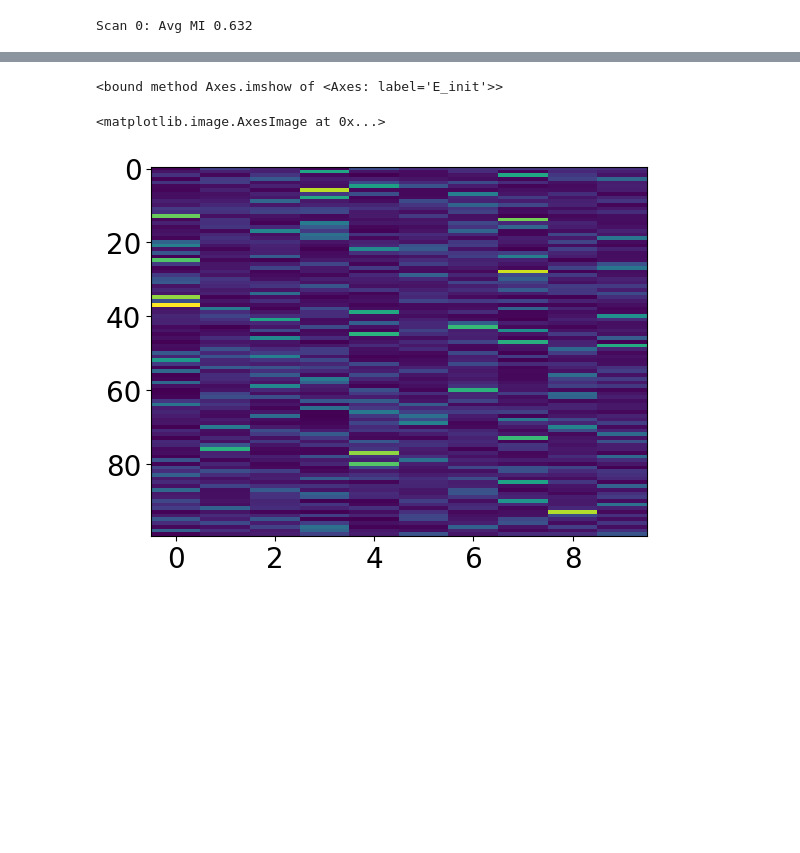
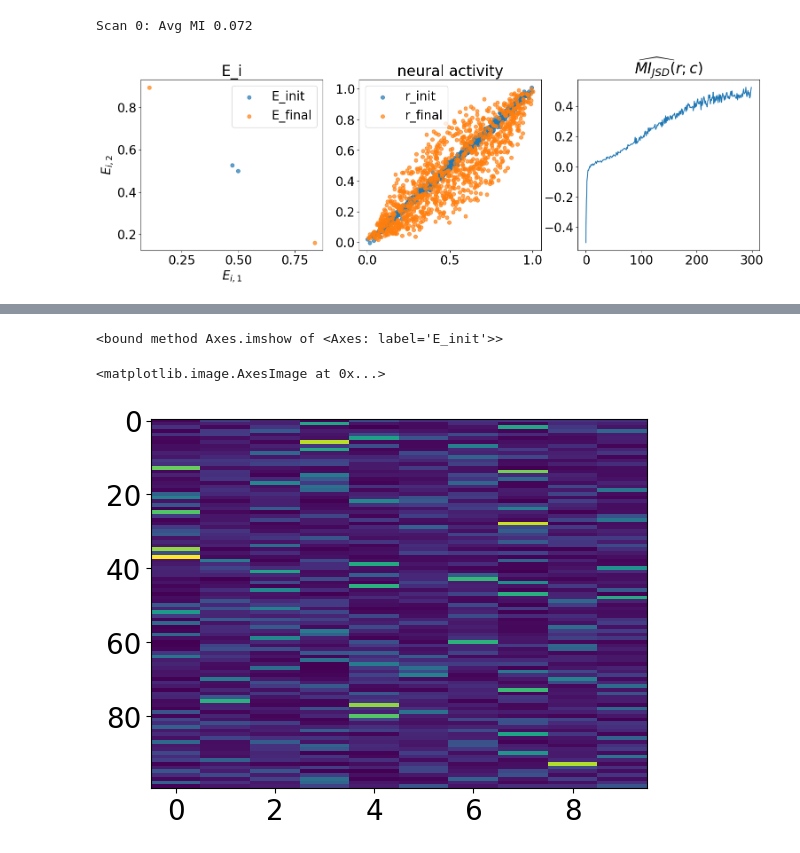
Before and after one commit to juancarlosfdc/noncanonical-olfaction, a Jupyter notebook: model/model.ipynb, the cells around one changed output, grey strips where cells are left out. Saved outputs shown, nothing was run; the diff lists cells and outputs as text; code cells hidden in the pictures; blank space fills up the shorter version.

```diff
--- a/model/model.ipynb
+++ b/model/model.ipynb
@@ -362,9 +375,9 @@ T = T_estimator()
 Tp_init = T.init(key, c.T, r.T)
 T_joint = T_estimator().apply(Tp_init, c.T, r.T)
 # %%
-state, metrics = train_natural_gradient_scan_over_epochs(init_state, hp, phi, psi, gammas, None, scans, epochs_per_scan)
+state, metrics = train_natural_gradient_scan_over_epochs(init_state, hp, phi, psi, gammas, None, compute_linear_filter_activity, scans, epochs_per_scan)
 # %% [output]
-Scan 0: Avg MI 0.632
+Scan 0: Avg MI 0.072
 # %%
 def plot_expression(E_init, E_final, mis):
     fig, axs = plt.subplots(1, 2, figsize=(12, 5))
@@ -392,9 +405,9 @@ def plot_activity(p_init, p_final, hp, mis, key):
     axs[0].legend()
     axs[0].set_title('E_i')
     key, *subkeys = jax.random.split(key, 4)
-    cs = draw_cs_sparse_log_normal(subkeys[0], hp)
-    r_init = compute_linear_filter_activity(subkeys[1], hp, p_init, cs)
-    r_final = compute_linear_filter_activity(subkeys[2], hp, p_final, cs)
+    cs = draw_cs(subkeys[0], hp)
+    r_init = compute_linear_filter_activity(hp, p_init, cs, subkeys[1],)
+    r_final = compute_linear_filter_activity(hp, p_final, cs, subkeys[2])
     axs[1].scatter(r_init[0], r_init[1], alpha=0.7, label='r_init')
     axs[1].scatter(r_final[0], r_final[1], alpha=0.7, label='r_final')
     axs[1].legend()
@@ -406,3 +419,9 @@ def plot_activity(p_init, p_final, hp, mis, key):
 p_split = p_init
 p_split = p_split.replace(E = jnp.eye(2))
 p_one = state.p.replace(E = jnp.array([[1, 0], [1, 0]]))
+# %%
+key = jax.random.key(42)
+fig, ax, *_ = plot_activity(init_state.p, state.p, hp, metrics['mi'], key)
+# fig.suptitle('gaussian firing with antagonism', y=1.05)
+# %% [output]
+[figure, added]
```
Also changed, not shown: parts of 8 cells of this notebook.
